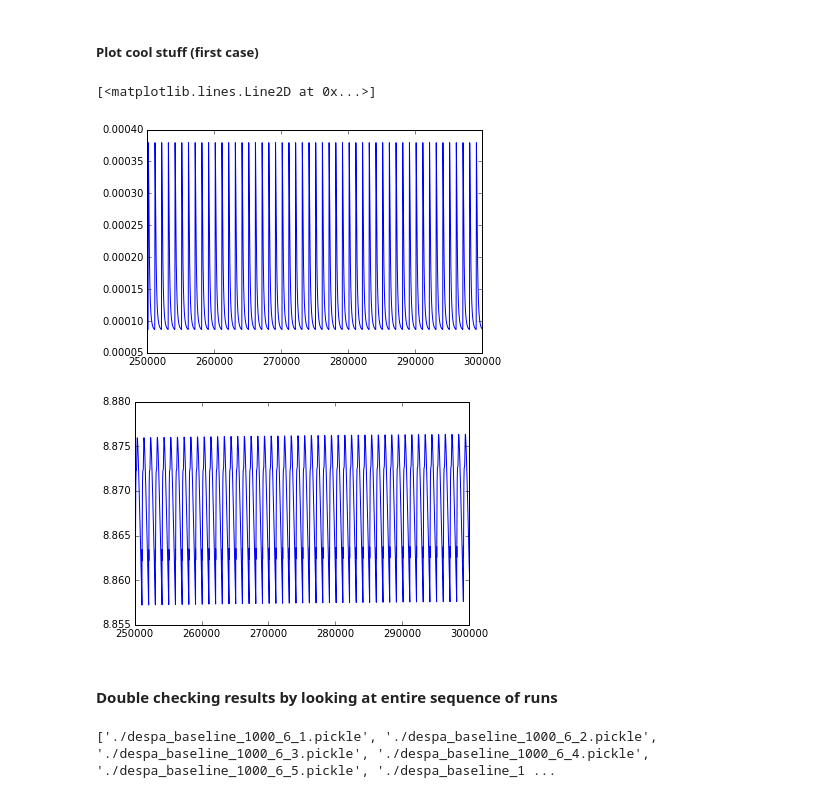
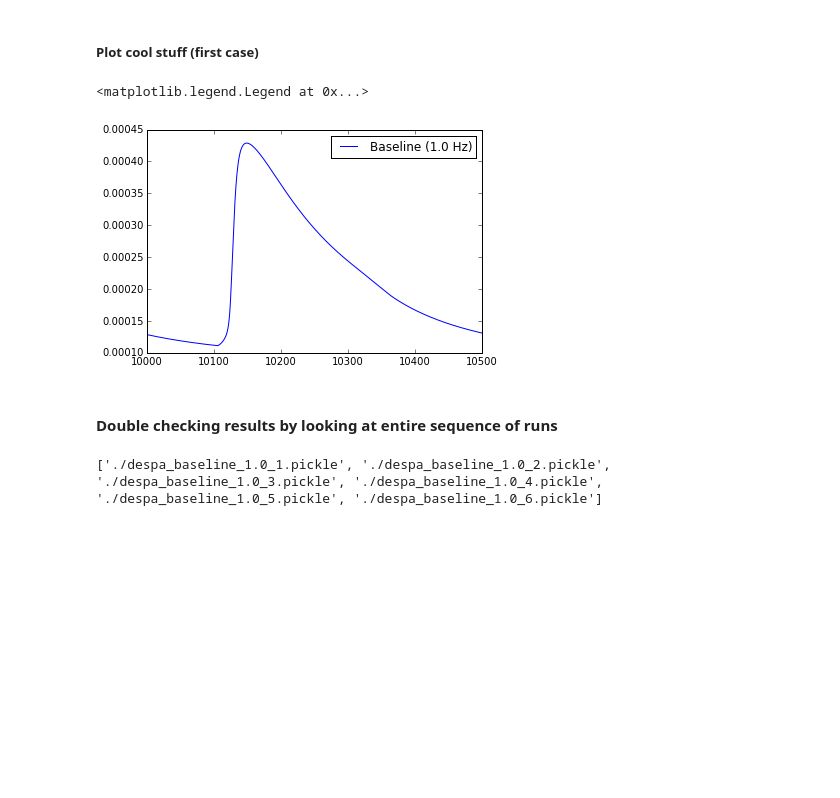
Before and after one commit to huskeypm/wholecell, a Jupyter notebook: ExtendedRuns.ipynb, the cells around one changed output. Saved outputs shown, nothing was run; the diff lists cells and outputs as text; code cells hidden in the pictures; blank space fills up the shorter version.

Commit message:
Added support for multiple freq. Fixed minor bugs

```diff
--- a/ExtendedRuns.ipynb
+++ b/ExtendedRuns.ipynb
@@ -120,8 +112,0 @@ import Case
-# %%
-root = "./"
-stim_period = 1000.  # ms
-T = 300e3             # total simulation time [ms]
-nIntervals = 6       # number of intervals (s.t. each pickle contains T/nInterval of data )
-
-# for storing data
-caseDict = dict()
@@ -151,3 +157,10 @@ caseDict[tag] = case
+# %%
+freqs = [0.25,0.5,1.0,2.0]
+
+caseDict = dict()
+for i,freq in enumerate(freqs):
+  caseDicti = init(freq_Hz=freq, T=T,nIntervals=nIntervals)
+  caseDict.update(caseDicti)
 # %% [markdown]
 #### Generate command line inputs
 # %%
@@ -182,32 +221,34 @@ IOError: [Errno 2] No such file or directory: './despa_incrleak_1000_6.pickle'
 # %%
 # first case
-case = caseDict["baseline"]
+case = caseDict["baseline_1.0"]
+
 
 t = case.data['t']
 t+= (nIntervals-1)*(T/nIntervals) # should define this elsewhere (dbl check)
 s = case.data['s']
 s_idx = case.data['s_idx']
 
 plt.figure()
 idx = s_idx.index("Cai")
-plt.plot(t,s[:,idx])
+plt.plot(t,s[:,idx],label=case.label)
 
-plt.figure()
-idx = s_idx.index("Nai")
-plt.plot(t,s[:,idx])
+#plt.figure()
+#idx = s_idx.index("Nai")
+#plt.plot(t,s[:,idx],label=case.label)
+
+plt.legend()
 # %% [output]
-[<matplotlib.lines.Line2D at 0x...>]
+<matplotlib.legend.Legend at 0x...>
-[figure, old version]
+[figure, new version]
-[figure, removed]
 # %% [markdown]
 #### Double checking results by looking at entire sequence of runs
 # %%
 import daisychain as dc
-name = root+"despa_baseline_1000.pickle"
-pickleNames = dc.daisychain(outBase=case.name,iters=nIntervals,namesOnly=True)
+#name = root+"despa_baseline_1000.pickle"
+pickleNames = dc.daisychain(outBase=case.prefix,iters=nIntervals,namesOnly=True)
 print pickleNames
 # %% [output]
-['./despa_baseline_1000_6_1.pickle', './despa_baseline_1000_6_2.pickle', './despa_baseline_1000_6_3.pickle', './despa_baseline_1000_6_4.pickle', './despa_baseline_1000_6_5.pickle', './despa_baseline_1 ...
+['./despa_baseline_1.0_1.pickle', './despa_baseline_1.0_2.pickle', './despa_baseline_1.0_3.pickle', './despa_baseline_1.0_4.pickle', './despa_baseline_1.0_5.pickle', './despa_baseline_1.0_6.pickle']
 # %%
 ts, allsisi, s_idx = dc.concatenateTrajs(pickleNames)
 label = "Cai"
```
Also changed, not shown: parts of 11 cells of this notebook, 2 other files.
